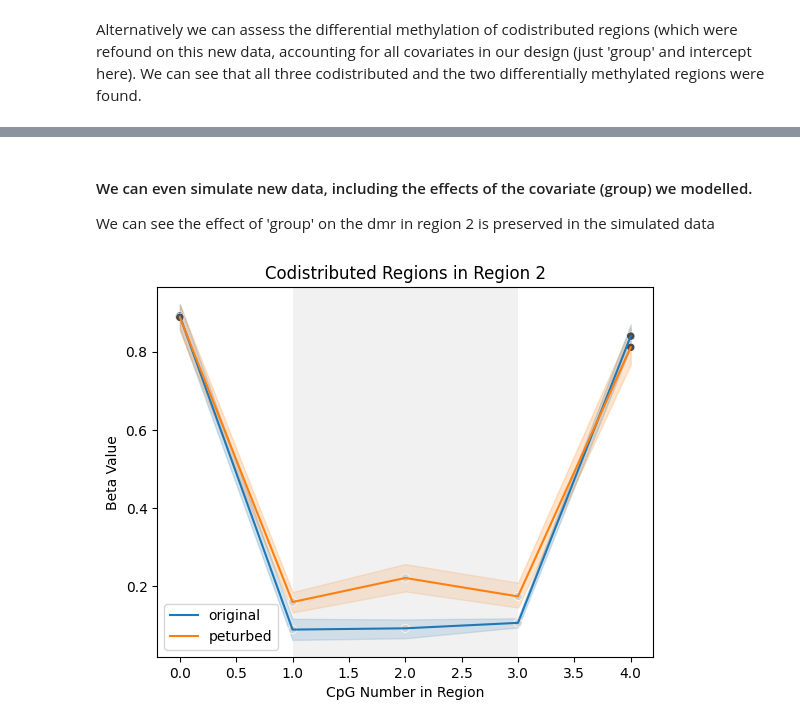
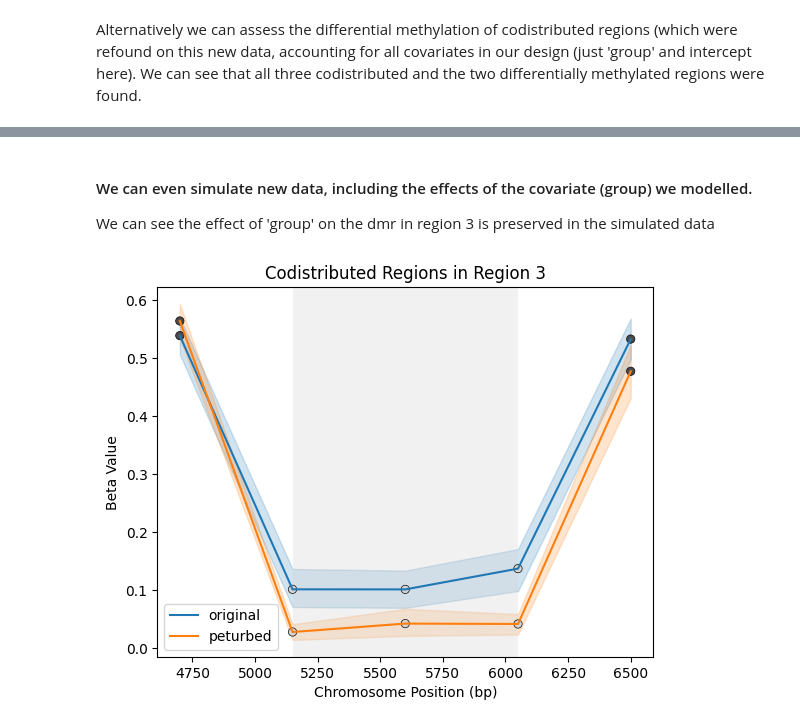
Before and after one commit to AndyCGraham/pyMethTools, a Jupyter notebook: vignettes/vignette.ipynb, the cells around one changed output, grey strips where cells are left out. Saved outputs shown, nothing was run; the diff lists cells and outputs as text; code cells hidden in the pictures.

```diff
--- a/vignettes/vignette.ipynb
+++ b/vignettes/vignette.ipynb
@@ -46,0 +11,13 @@ obj = pyMethObj(meth,coverage,regions)
+# %%
+sample_size=15
+n_cpg=15
+read_depth=30
+meth_levels=[0.5,0.06,0.06,0.06,0.5,0.9,0.1,0.1,0.1,0.8, 0.6,0.12,0.13,0.14,0.5]
+coverage = np.empty(shape=(n_cpg,sample_size), dtype=int)
+meth = np.empty(shape=(n_cpg,sample_size), dtype=int)
+for sample in range(0, sample_size):
+    n=int(np.random.normal(read_depth,1))
+    coverage[:,sample]=np.repeat(n,n_cpg)
+    for cpg,k in zip(range(0, n_cpg+1),meth_levels):
+        meth[cpg,sample]=np.random.binomial(n, k, 1)[0]
+regions = np.repeat([1,2,3], 5)
@@ -47,2 +26,4 @@ obj = pyMethObj(meth,coverage,regions)
 # %%
+%%time
+obj = pyMethObj(meth,coverage,regions,genomic_positions=np.array(range(200,6600,450)))
 obj.fit_betabinom()
@@ -69,7 +62,7 @@ We can see in this simple example we found that the middle three cpgs in each re
 We can also simulate a pertubation to a set of samples, which alters the level of methylation in some of these regions.
 This is done by setting adjust factor, which specifies the log2FoldChange of the proportion of reads methylated at a CpG. This adjust factor will be applied to cpgs in n_diff_regions (here 2), with half of the regions experiencing a negative change and half a positive change in the number of reads methylated over their CpGs by default (change the prop_pos paramter to alter this).
 # %%
-sim_meth,sim_coverage,adjust=obj.sim_multiple_cpgs(sample_size=15,use_codistrib_regions=True,ncpu=1,adjust_factor=0.075,n_diff_regions=2)
+sim_meth,sim_coverage,adjust=obj.sim_multiple_cpgs(sample_size=15,use_codistrib_regions=True,ncpu=1,adjust_factor=0.075,n_diff_regions=2,chunksize=1)
 combined_meth=np.concatenate([meth,sim_meth],axis=1)
 combined_coverage=np.concatenate([coverage,sim_coverage],axis=1)
 beta_vals=combined_meth/combined_coverage
@@ -102,6 +95,7 @@ X_star = X.drop(columns='group')
 # %% [markdown]
 Load data, fit the models, and conduct the analysis while finding codistributed and differentially methylated regions, all in 3 lines of code
 # %%
-obj = pyMethObj(combined_meth,combined_coverage,regions,X,X_star)
+obj = pyMethObj(combined_meth,combined_coverage,regions,genomic_positions=np.array(range(200,6600,450)),covs=X,covs_disp=X_star)
 obj.fit_betabinom()
+obj.smooth(10)
 obj.bbseq()
@@ -140,6 +139,6 @@ obj.get_contrast("region",contrast="group")
 # %% [markdown]
 #### We can even simulate new data, including the effects of the covariate (group) we modelled.
-We can see the effect of 'group' on the dmr in region 2 is preserved in the simulated data
+We can see the effect of 'group' on the dmr in region 3 is preserved in the simulated data
 # %%
 X_sim=np.vstack([np.repeat(1,30),np.repeat([0,1],15)]).T
 X_sim=pd.DataFrame(X_sim)
@@ -148,6 +147,6 @@ X_star_sim = X_sim.drop(columns='group')
 sim_meth,sim_coverage,adjust=obj.sim_multiple_cpgs(X_sim,X_star_sim,sample_size=30,use_codistrib_regions=True,ncpu=1,adjust_factor=0,n_diff_regions=2)
 # %%
 beta_vals_sim = sim_meth/sim_coverage
-obj.region_plot(2, beta_vals=beta_vals_sim,contrast=np.repeat(["original","peturbed"],15))
+obj.region_plot(3, beta_vals=beta_vals_sim,contrast=np.repeat(["original","peturbed"],15))
 # %% [output]
-[figure, old version]
+[figure, new version]
```
Also changed, not shown: parts of 18 cells of this notebook, 14 other files.
